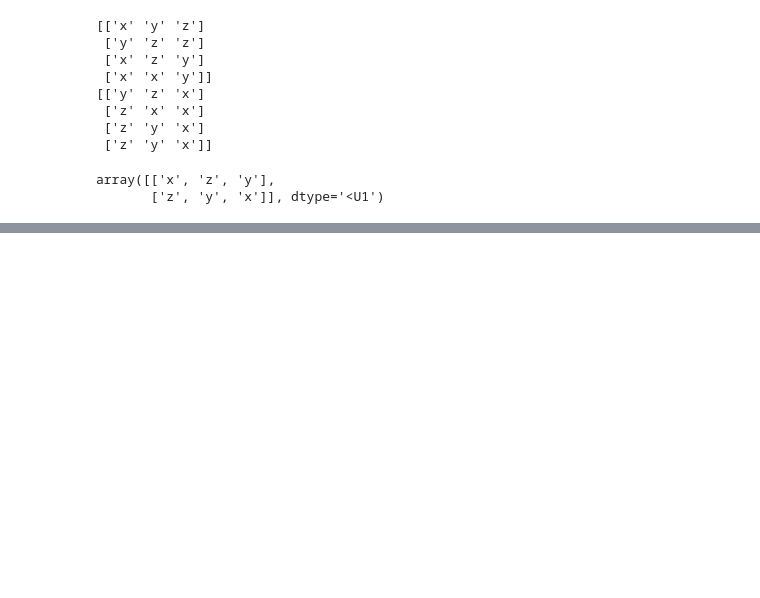
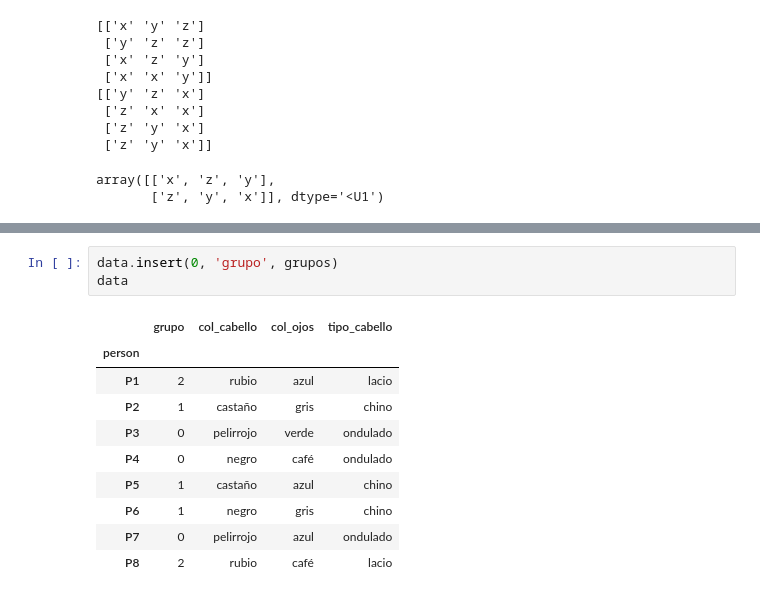
Before and after one commit to emilianodesu/LCD-5Sem-2025-1, a Jupyter notebook: PPCD/T1 Introduccion a ciencia de datos/1.2 Extraccion de grandes cantidades de informacion/agrupamientos.ipynb, the cells around one changed output, grey strips where cells are left out. Saved outputs shown, nothing was run; the diff lists cells and outputs as text; blank space fills up the shorter version.

```diff
--- a/PPCD/T1 Introduccion a ciencia de datos/1.2 Extraccion de grandes cantidades de informacion/agrupamientos.ipynb
+++ b/PPCD/T1 Introduccion a ciencia de datos/1.2 Extraccion de grandes cantidades de informacion/agrupamientos.ipynb
@@ -220,0 +312,14 @@ array([['x', 'z', 'y'],
+# %%
+data.insert(0, 'grupo', grupos)
+data
+# %% [output]
+|  | grupo | col_cabello | col_ojos | tipo_cabello |
+| person |  |  |  |  |
+| P1 | 2 | rubio | azul | lacio |
+| P2 | 1 | castaño | gris | chino |
+| P3 | 0 | pelirrojo | verde | ondulado |
+| P4 | 0 | negro | café | ondulado |
+| P5 | 1 | castaño | azul | chino |
+| P6 | 1 | negro | gris | chino |
+| P7 | 0 | pelirrojo | azul | ondulado |
+| P8 | 2 | rubio | café | lacio |
```
Also changed, not shown: parts of 14 cells of this notebook, 1 other file.
